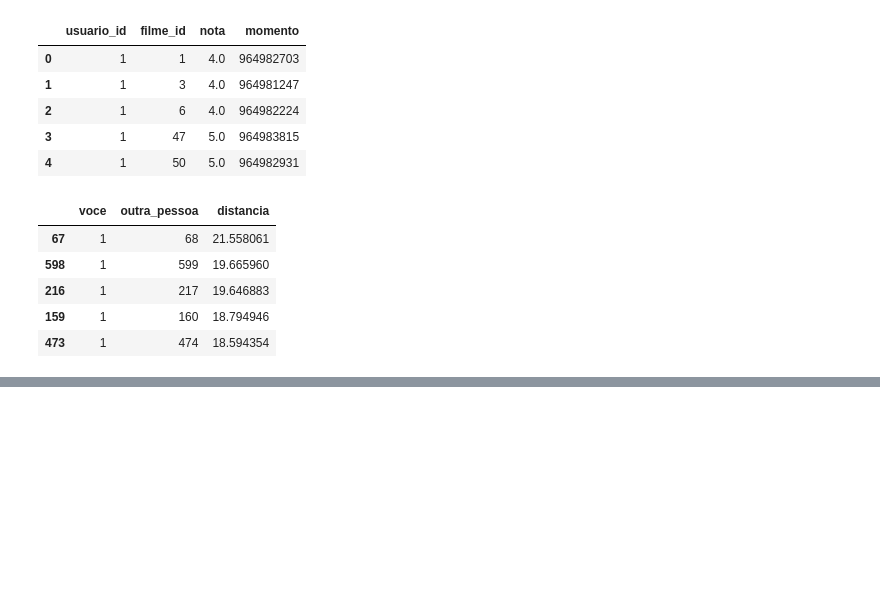
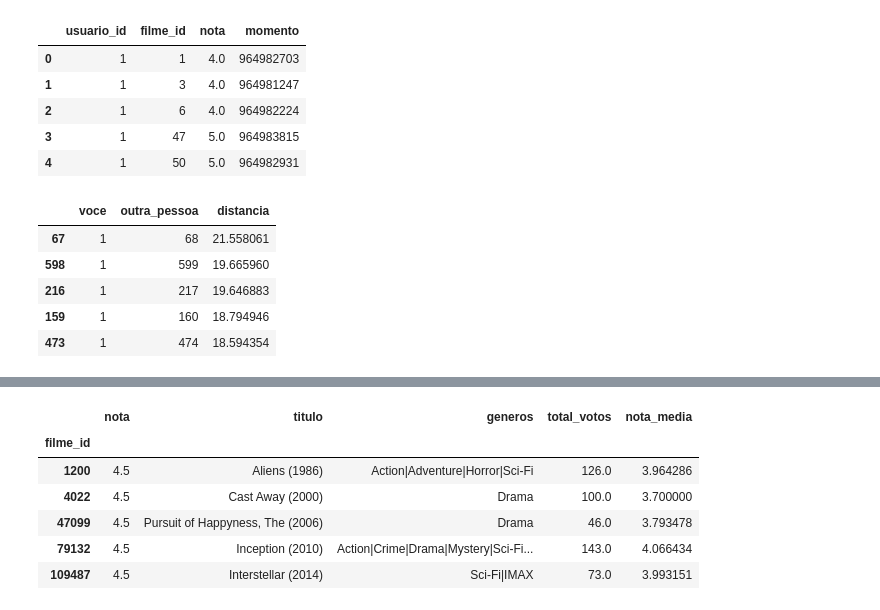
Before and after one commit to laurivansareta/sistema-recomendacao-movielens, a Jupyter notebook: sistema-recomendacao-movielens.ipynb, the cells around one changed output, grey strips where cells are left out. Cells and saved outputs as stored; diff of their text form; code cells hidden in the pictures; blank space fills up the shorter version.

Commit message:
Definindo quantidade de usuários e removendo quando não tinha similaridade para melhor performance.

```diff
--- a/sistema-recomendacao-movielens.ipynb
+++ b/sistema-recomendacao-movielens.ipynb
@@ -369,0 +396,28 @@ mais_proximos_1.head()
+# %%
+def distancia_de_usuarios(usuario_id1, usuario_id2, minimo = 5):
+    notas1 = notas_do_usuario(usuario_id1)
+    notas2 = notas_do_usuario(usuario_id2)
+    diferencas = notas1.join(notas2, lsuffix="_esquerda", rsuffix="_direita").dropna()
+
+    if(len(diferencas) < minimo):
+        return None
+
+    distancia =  distancia_de_vetores(diferencas['nota_esquerda'], diferencas['nota_direita'])
+    return [usuario_id1, usuario_id2, distancia]
+# %%
+def distancia_todos(voce_id, numero_de_usuarios_a_analisar = None):
+    todos_os_usuarios = notas['usuario_id'].unique()
+
+    if numero_de_usuarios_a_analisar:
+        todos_os_usuarios = todos_os_usuarios[:numero_de_usuarios_a_analisar]
+
+    distancias = [distancia_de_usuarios(voce_id, usuario_id) for usuario_id in todos_os_usuarios]
+    distancias = list(filter(None, distancias))
+    distancias = pd.DataFrame(distancias, columns = ["voce", "outra_pessoa", "distancia"])
+    return distancias
+# %%
+def mais_proximos_de(voce_id, numero_de_usuarios_a_analisar = None):
+    distancias = distancia_todos(voce_id, numero_de_usuarios_a_analisar = numero_de_usuarios_a_analisar)
+    distancias = distancias.sort_values("distancia")
+    distancias = distancias.set_index("outra_pessoa").drop(voce_id)
+    return distancias
@@ -369,0 +434,21 @@ mais_proximos_1.head()
+# %%
+def sugere_para(voce, numero_de_usuarios_a_analisar = None):
+    notas_de_voce = notas_do_usuario(voce)
+    filmes_que_voce_ja_viu = notas_de_voce.index
+
+    similares = mais_proximos_de(voce, numero_de_usuarios_a_analisar = numero_de_usuarios_a_analisar)
+    similar = similares.iloc[0].name
+    notas_do_similar = notas_do_usuario(similar)
+    notas_do_similar = notas_do_similar.drop(filmes_que_voce_ja_viu, errors='ignore')
+    recomendacoes = notas_do_similar.sort_values("nota", ascending=False)
+    return recomendacoes.join(filmes)
+# %%
+sugere_para(1, numero_de_usuarios_a_analisar=50).head()
+# %% [output]
+|  | nota | titulo | generos | total_votos | nota_media |
+| filme_id |  |  |  |  |  |
+| 1200 | 4.5 | Aliens (1986) | Action|Adventure|Horror|Sci-Fi | 126.0 | 3.964286 |
+| 4022 | 4.5 | Cast Away (2000) | Drama | 100.0 | 3.700000 |
+| 47099 | 4.5 | Pursuit of Happyness, The (2006) | Drama | 46.0 | 3.793478 |
+| 79132 | 4.5 | Inception (2010) | Action|Crime|Drama|Mystery|Sci-Fi... | 143.0 | 4.066434 |
+| 109487 | 4.5 | Interstellar (2014) | Sci-Fi|IMAX | 73.0 | 3.993151 |
```
Also changed, not shown: parts of 18 cells of this notebook.
